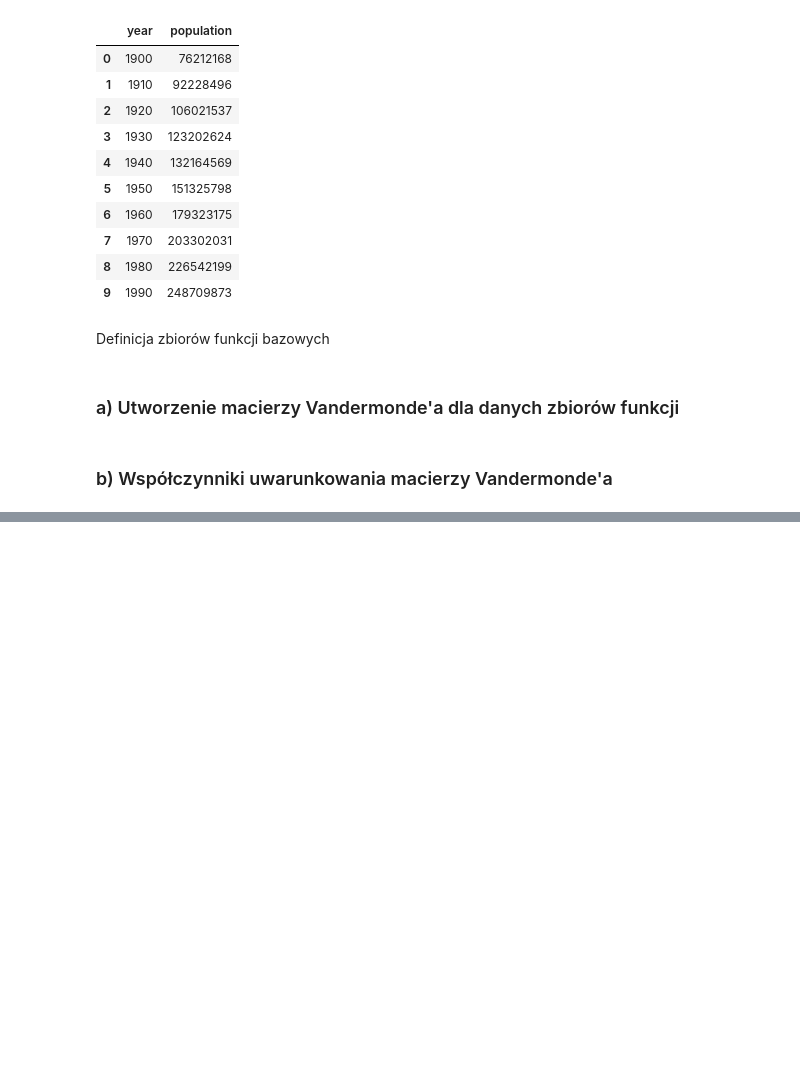
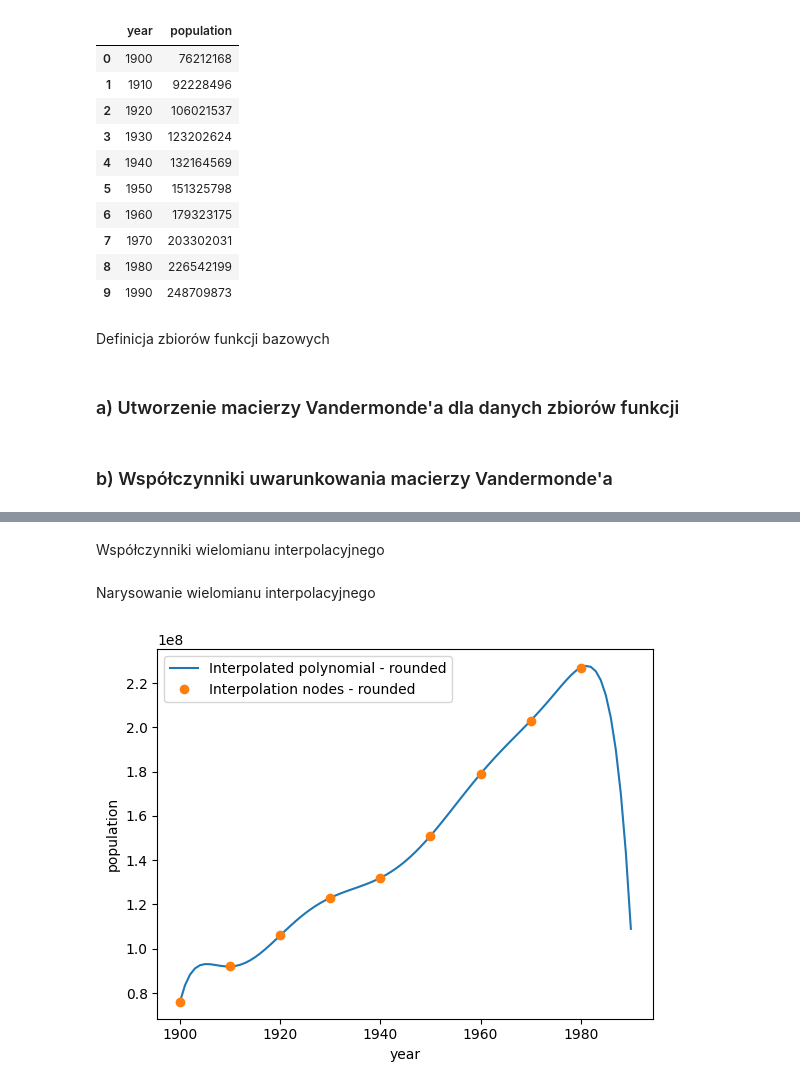
Before and after one commit to Mosder/agh, a Jupyter notebook: sem4/mownit/lab03/zadanie.ipynb, the cells around one changed output, grey strips where cells are left out. Drawn from its saved outputs; the diff is of its cells as text; code cells hidden in the pictures; blank space fills up the shorter version.

```diff
--- a/sem4/mownit/lab03/zadanie.ipynb
+++ b/sem4/mownit/lab03/zadanie.ipynb
@@ -280,0 +243,5 @@ print_confusion_matrix(get_prediction(linear_data_validation, data_training_line
+# %%
+# data rounded to a million
+population_data_rounded = pd.DataFrame(data=population_data, copy=True)
+population_data_rounded['population'] = population_data_rounded['population'].round(-6)
+population_data_rounded
@@ -280,0 +260,28 @@ print_confusion_matrix(get_prediction(linear_data_validation, data_training_line
+# %% [markdown]
+Współczynniki wielomianu interpolacyjnego
+# %%
+# solve matrix equation for coefficients
+coefficients_rounded = np.linalg.solve(vandermonde4, population_data_rounded[population_data_rounded['year'] <= 1980]['population'])
+# %% [markdown]
+Narysowanie wielomianu interpolacyjnego
+# %%
+# define x and y values
+xs = np.arange(1900, 1991)
+ys_rounded = horner_method(coefficients_rounded, base_function_4(2, xs))
+# add plot of interpolated polynomial and points
+plt.plot(xs, ys_rounded, label="Interpolated polynomial - rounded")
+plt.plot(
+    population_data_rounded[population_data_rounded['year'] <= 1980]['year'],
+    population_data_rounded[population_data_rounded['year'] <= 1980]['population'],
+    marker='o',
+    linestyle='',
+    label="Interpolation nodes - rounded"
+)
+# add axes labels
+plt.xlabel("year")
+plt.ylabel("population")
+# show with legend
+plt.legend()
+plt.show()
+# %% [output]
+[figure, added]
```
Also changed, not shown: parts of 78 cells of this notebook, 1 other file.
